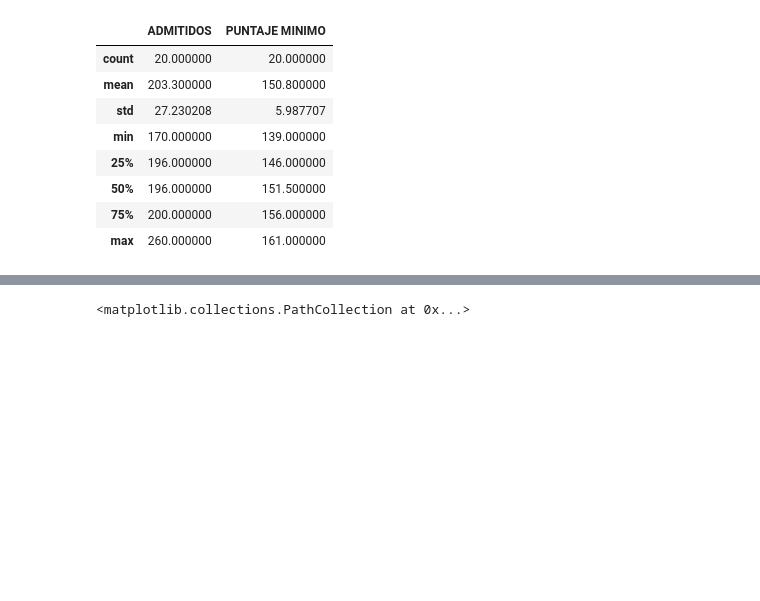
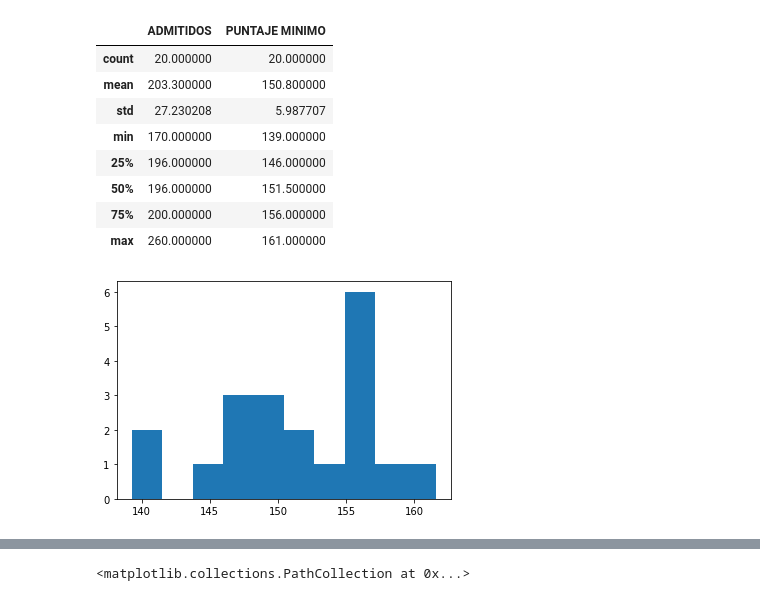
Before and after one commit to doble-eme/modelo_ingreso_udg, a Jupyter notebook: modelo_reg_lineal_udg.ipynb, the cells around one changed output, grey strips where cells are left out. Saved outputs shown, nothing was run; the diff lists cells and outputs as text; code cells hidden in the pictures; blank space fills up the shorter version.

```diff
--- a/modelo_reg_lineal_udg.ipynb
+++ b/modelo_reg_lineal_udg.ipynb
@@ -72,3 +75,8 @@ ing_comp_df[['ADMITIDOS','PUNTAJE MINIMO']].astype(int).describe()
 | 50% | 196.000000 | 151.500000 |
 | 75% | 200.000000 | 156.000000 |
 | max | 260.000000 | 161.000000 |
+# %%
+plt.hist(ing_comp_df['PUNTAJE MINIMO'], bins=10)
+plt.show()
+# %% [output]
+[figure, added]
```
Also changed, not shown: parts of 90 cells of this notebook, 6 other files.
